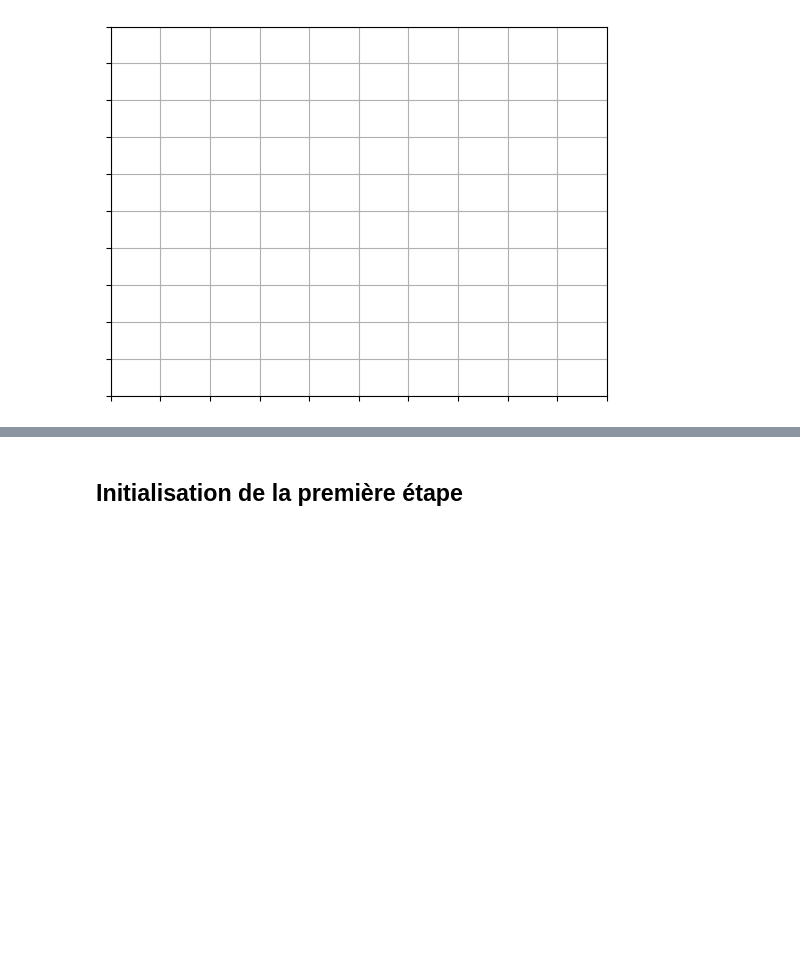
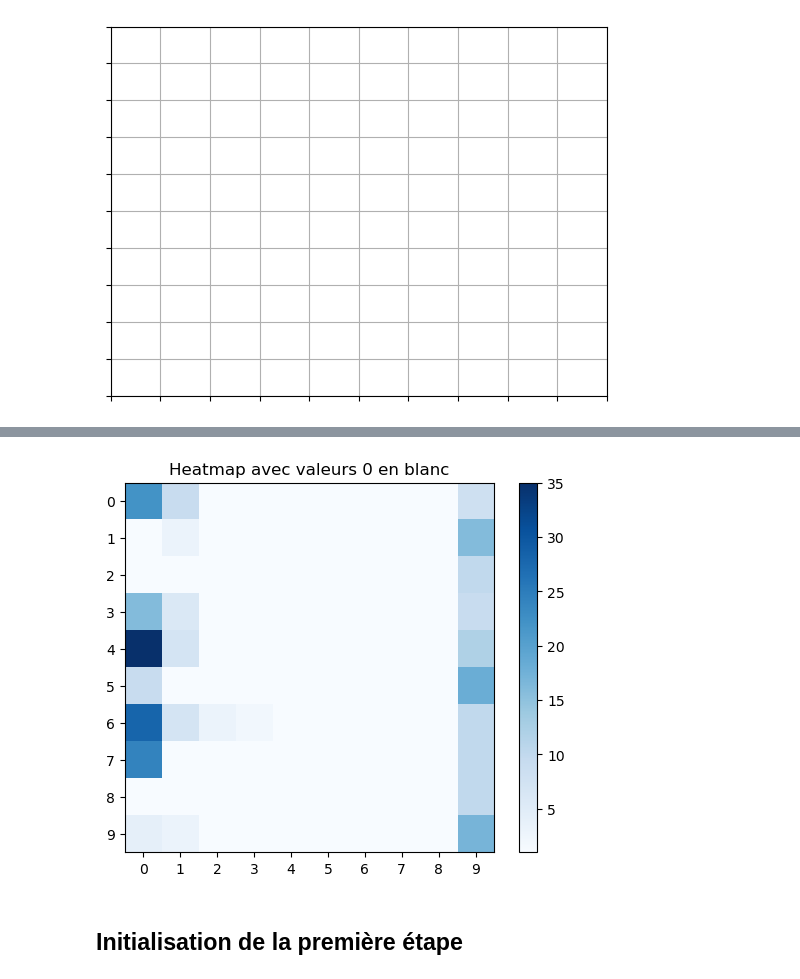
Before and after one commit to pierresara/Memristor2D, a Jupyter notebook: Simulation_test.ipynb, the cells around one changed output, grey strips where cells are left out. Drawn from its saved outputs; the diff is of its cells as text; code cells hidden in the pictures; blank space fills up the shorter version.

```diff
--- a/Simulation_test.ipynb
+++ b/Simulation_test.ipynb
@@ -166,3 +177,7 @@ affiche_electrons_lazy(electrons)
+# %%
+heatmap(electrons)
+# %% [output]
+[figure, added]
 # %% [markdown]
 ## Initialisation de la première étape
 # %%
```
Also changed, not shown: parts of 9 cells of this notebook.
